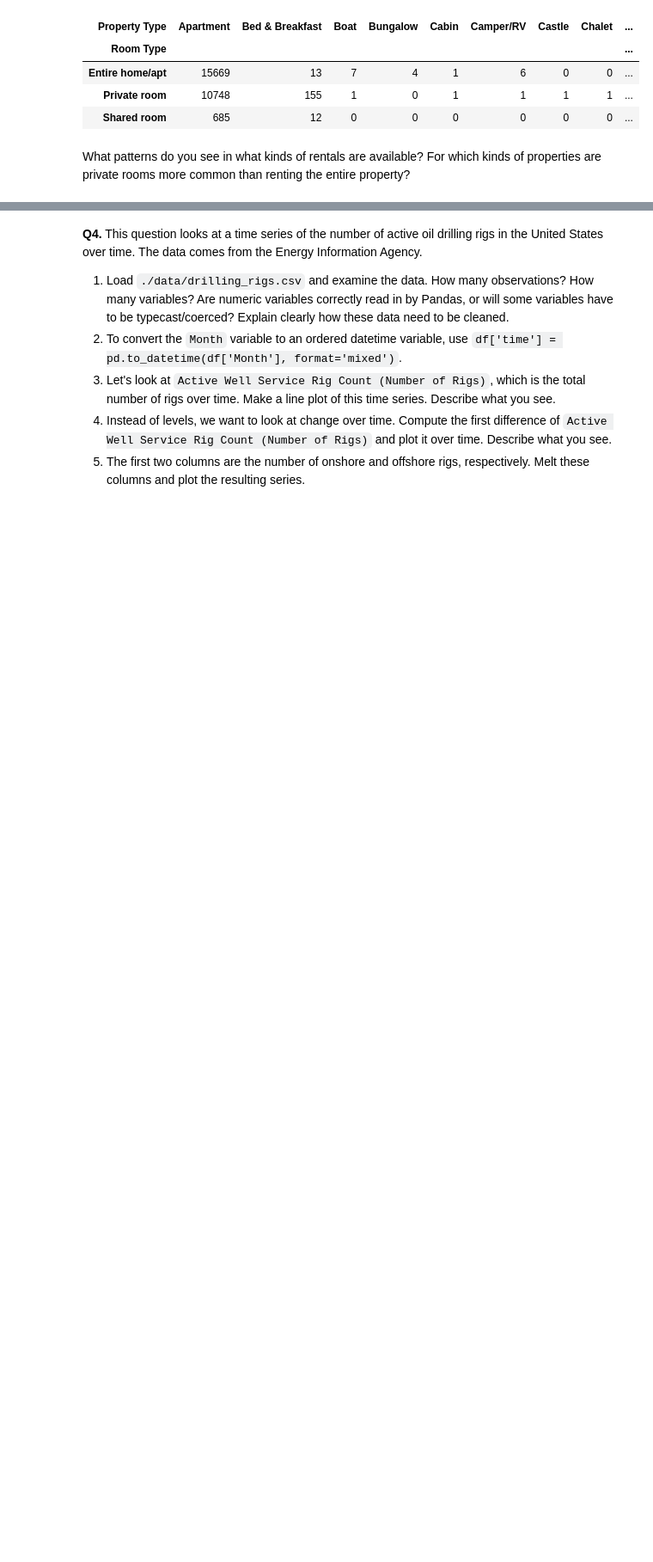
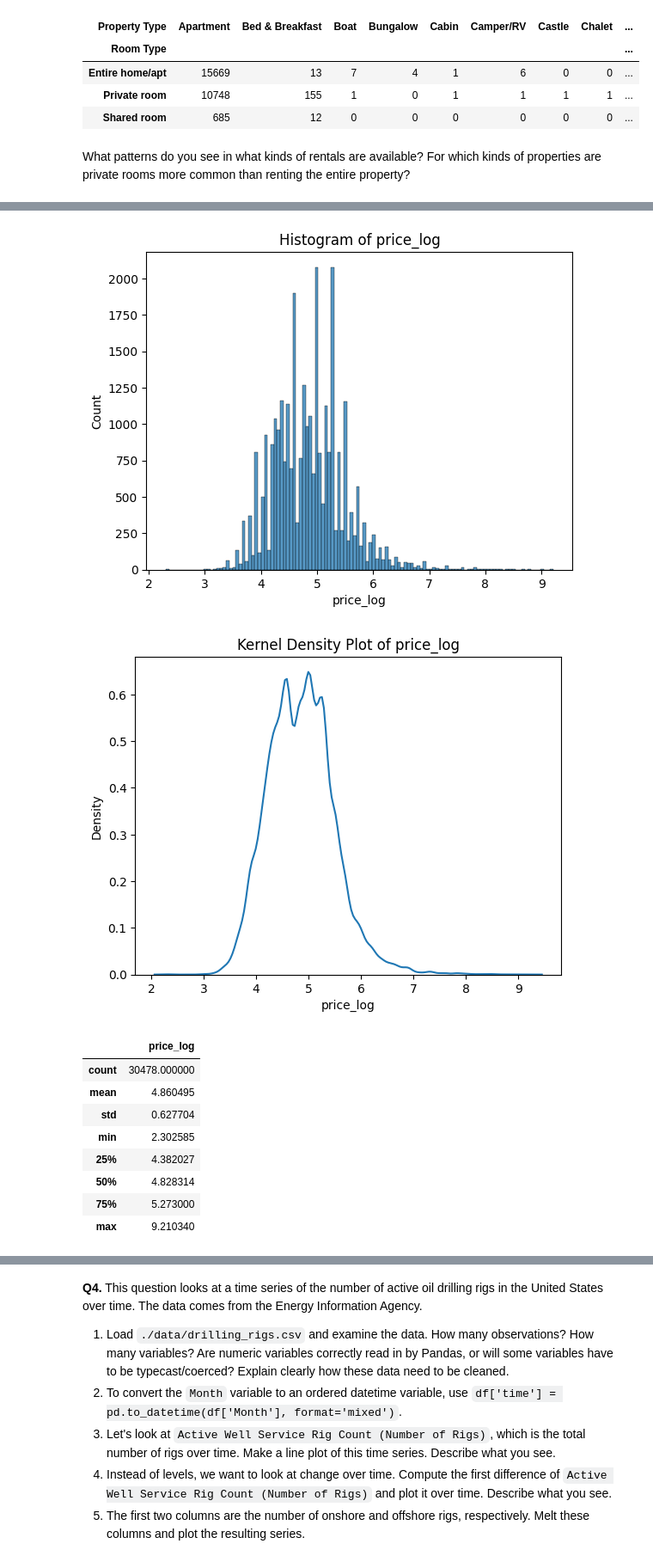
Before and after one commit to siwenliao/EDA, a Jupyter notebook: assignment/assignment.ipynb, the cells around one changed output, grey strips where cells are left out. Shown at 86% size. Cells and saved outputs as stored; diff of their text form; code cells hidden in the pictures; blank space fills up the shorter version.

```diff
--- a/assignment/assignment.ipynb
+++ b/assignment/assignment.ipynb
@@ -224,0 +253,24 @@ What patterns do you see in what kinds of rentals are available? For which kinds
+# %%
+airbnb_df['price_log'] = np.log(airbnb_df['Price'])
+
+hist = sns.histplot(airbnb_df['price_log'])
+hist.set(title = 'Histogram of price_log')
+plt.show()
+kde = sns.kdeplot(airbnb_df['price_log'])
+kde.set(title = 'Kernel Density Plot of price_log')
+plt.show()
+airbnb_df.boxplot(column = 'price_log')
+plt.show
+airbnb_df['price_log'].describe()
+# %% [output]
+[figure, added]
+[figure, added]
+|  | price_log |
+| count | 30478.000000 |
+| mean | 4.860495 |
+| std | 0.627704 |
+| min | 2.302585 |
+| 25% | 4.382027 |
+| 50% | 4.828314 |
+| 75% | 5.273000 |
+| max | 9.210340 |
```
Also changed, not shown: parts of 20 cells of this notebook.
